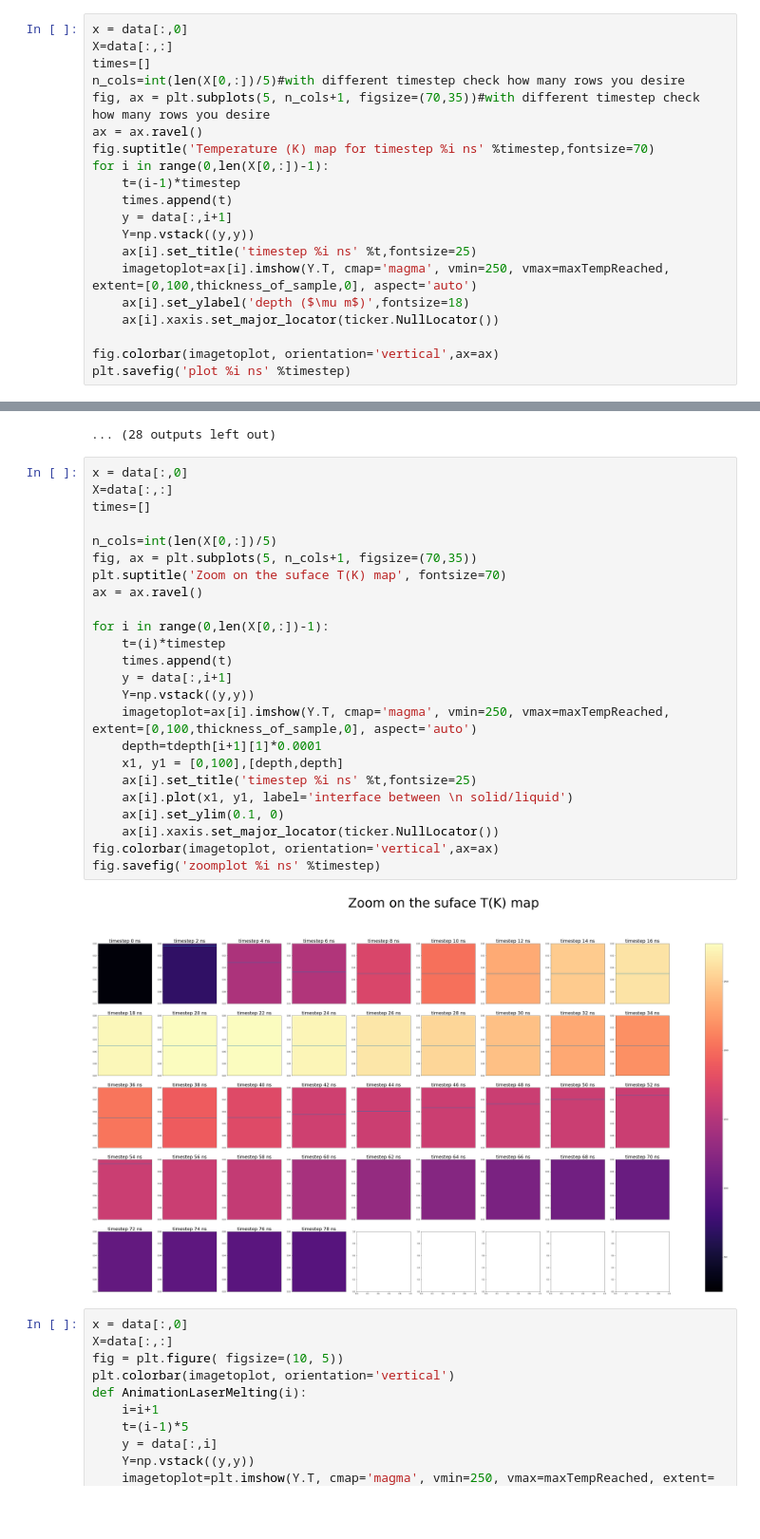
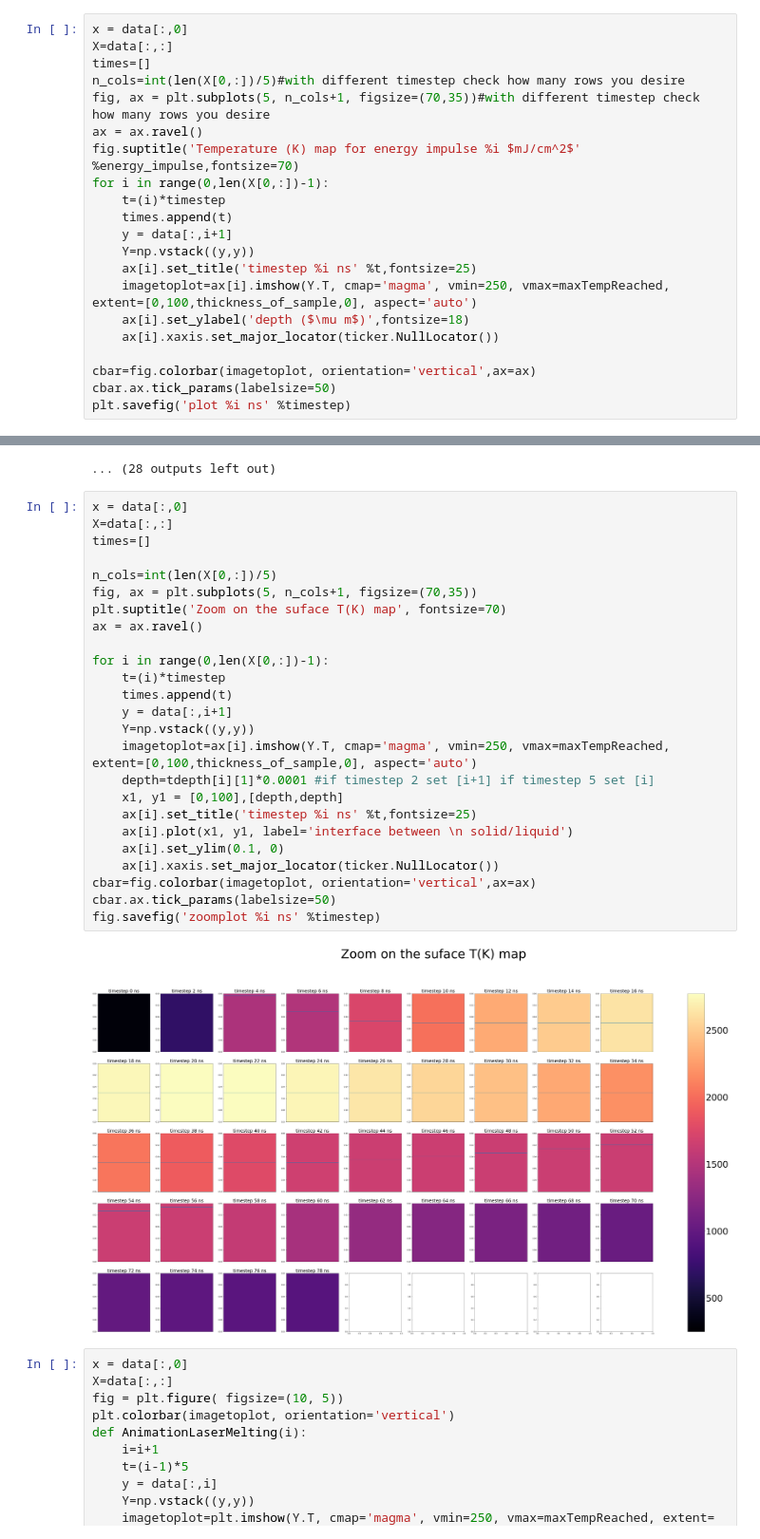
Before and after one commit to AriannaMischianti/Thesis_activity, a Jupyter notebook: lIMP_SIMULATION_GRAPHS.ipynb, the cells around one changed output, grey strips where cells are left out. Shown at 95% size. Saved outputs shown, nothing was run; the diff lists cells and outputs as text; blank space fills up the shorter version.

```diff
--- a/lIMP_SIMULATION_GRAPHS.ipynb
+++ b/lIMP_SIMULATION_GRAPHS.ipynb
@@ -111,9 +111,9 @@ times=[]
 n_cols=int(len(X[0,:])/5)#with different timestep check how many rows you desire
 fig, ax = plt.subplots(5, n_cols+1, figsize=(70,35))#with different timestep check how many rows you desire
 ax = ax.ravel()
-fig.suptitle('Temperature (K) map for timestep %i ns' %timestep,fontsize=70)
+fig.suptitle('Temperature (K) map for energy impulse %i $mJ/cm^2$' %energy_impulse,fontsize=70)
 for i in range(0,len(X[0,:])-1):
-    t=(i-1)*timestep
+    t=(i)*timestep
     times.append(t)
     y = data[:,i+1]
     Y=np.vstack((y,y))
@@ -122,6 +122,7 @@ for i in range(0,len(X[0,:])-1):
     ax[i].set_ylabel('depth ($\mu m$)',fontsize=18)
     ax[i].xaxis.set_major_locator(ticker.NullLocator())
 
-fig.colorbar(imagetoplot, orientation='vertical',ax=ax)
+cbar=fig.colorbar(imagetoplot, orientation='vertical',ax=ax)
+cbar.ax.tick_params(labelsize=50)
 plt.savefig('plot %i ns' %timestep)
 # %% [output]
@@ -165,29 +166,30 @@ for i in range(1,len(X[0,:])):
 # %%
 x = data[:,0]
 X=data[:,:]
 times=[]
 
 n_cols=int(len(X[0,:])/5)
 fig, ax = plt.subplots(5, n_cols+1, figsize=(70,35))
 plt.suptitle('Zoom on the suface T(K) map', fontsize=70)
 ax = ax.ravel()
 
 for i in range(0,len(X[0,:])-1):
     t=(i)*timestep
     times.append(t)
     y = data[:,i+1]
     Y=np.vstack((y,y))
     imagetoplot=ax[i].imshow(Y.T, cmap='magma', vmin=250, vmax=maxTempReached, extent=[0,100,thickness_of_sample,0], aspect='auto')
-    depth=tdepth[i+1][1]*0.0001
+    depth=tdepth[i][1]*0.0001 #if timestep 2 set [i+1] if timestep 5 set [i]
     x1, y1 = [0,100],[depth,depth]
     ax[i].set_title('timestep %i ns' %t,fontsize=25)
     ax[i].plot(x1, y1, label='interface between \n solid/liquid')
     ax[i].set_ylim(0.1, 0)
     ax[i].xaxis.set_major_locator(ticker.NullLocator())
-fig.colorbar(imagetoplot, orientation='vertical',ax=ax)
+cbar=fig.colorbar(imagetoplot, orientation='vertical',ax=ax)
+cbar.ax.tick_params(labelsize=50)
 fig.savefig('zoomplot %i ns' %timestep)
 # %% [output]
-[figure, old version]
+[figure, new version]
 # %%
 x = data[:,0]
 X=data[:,:]
```
Also changed, not shown: parts of 2 cells of this notebook.
